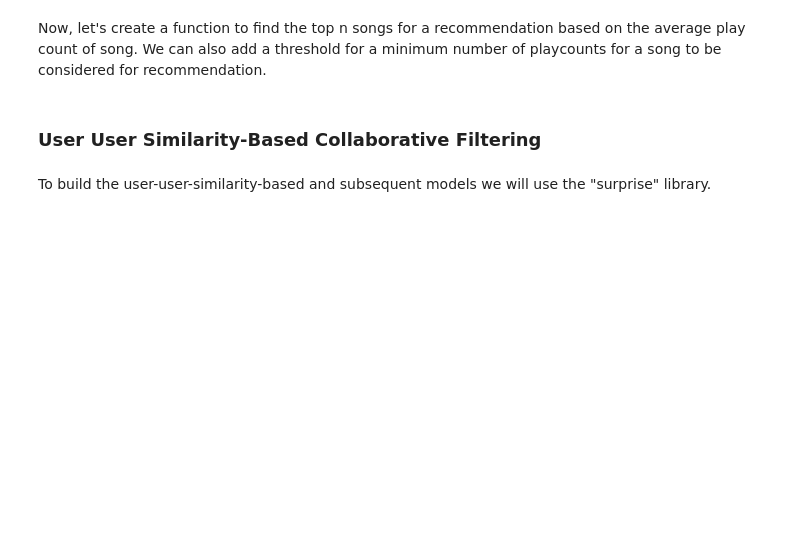
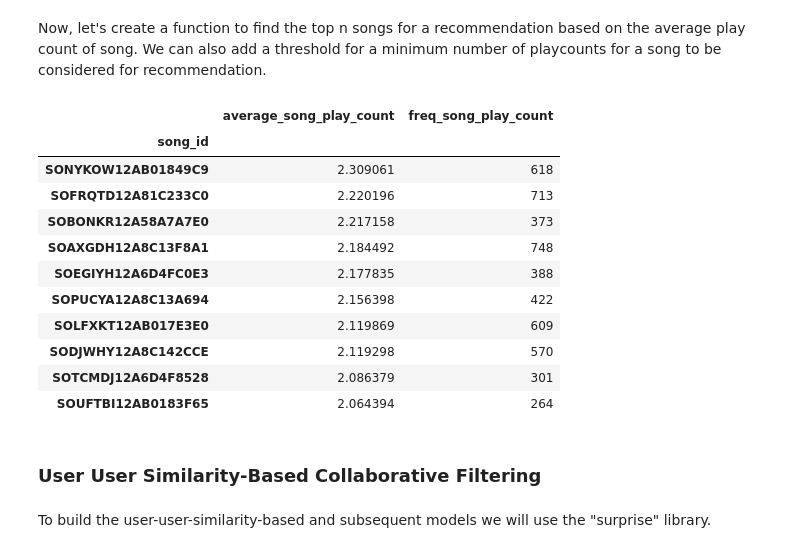
Before and after one commit to ravi0dubey/Music_Recommendation_System, a Jupyter notebook: Music_Recommendation_System_Full_Code.ipynb, the cells around one changed output. Drawn from its saved outputs; the diff is of its cells as text; code cells hidden in the pictures; blank space fills up the shorter version.

```diff
--- a/Music_Recommendation_System_Full_Code.ipynb
+++ b/Music_Recommendation_System_Full_Code.ipynb
@@ -533,11 +597,15 @@ Now that we have explored the data, let's apply different algorithms to build re
 Let's take the count and sum of play counts of the songs and build the popularity recommendation systems based on the sum of play counts.
 # %%
 # Calculating average play_count
-       # Hint: Use groupby function on the song_id column
+    # Hint: Use groupby function on the song_id column
+
+average_song_play_count = df_final.groupby(['song_id'])['play_count'].mean()
 
 # Calculating the frequency a song is played
       # Hint: Use groupby function on the song_id column
+freq_song_play_count = df_final.groupby(['song_id'])['play_count'].count()
 # %%
 # Making a dataframe with the average_count and play_freq
-
+final_song_play_count = pd.DataFrame({'average_song_play_count':average_song_play_count,'freq_song_play_count':freq_song_play_count})
 # Let us see the first five records of the final_play dataset
+final_song_play_count.head(5)
@@ -545,8 +621,27 @@ Let's take the count and sum of play counts of the songs and build the popularit
 Now, let's create a function to find the top n songs for a recommendation based on the average play count of song. We can also add a threshold for a minimum number of playcounts for a song to be considered for recommendation.
 # %%
 # Build the function to find top n songs
+
+def topn_songs(nsongs,nplaycount):
+  df1 = final_song_play_count[final_song_play_count['freq_song_play_count'] > nplaycount]
+  df2= df1.sort_values('average_song_play_count',ascending= False).head(nsongs)
+  return df2
 # %%
-# Recommend top 10 songs using the function defined above
+# Recommend top 10 songs which has atleast been played 250 times using the function defined above
+topn_songs(10,250)
+# %% [output]
+|  | average_song_play_count | freq_song_play_count |
+| song_id |  |  |
+| SONYKOW12AB01849C9 | 2.309061 | 618 |
+| SOFRQTD12A81C233C0 | 2.220196 | 713 |
+| SOBONKR12A58A7A7E0 | 2.217158 | 373 |
+| SOAXGDH12A8C13F8A1 | 2.184492 | 748 |
+| SOEGIYH12A6D4FC0E3 | 2.177835 | 388 |
+| SOPUCYA12A8C13A694 | 2.156398 | 422 |
+| SOLFXKT12AB017E3E0 | 2.119869 | 609 |
+| SODJWHY12A8C142CCE | 2.119298 | 570 |
+| SOTCMDJ12A6D4F8528 | 2.086379 | 301 |
+| SOUFTBI12AB0183F65 | 2.064394 | 264 |
 # %% [markdown]
 ### **User User Similarity-Based Collaborative Filtering**
 # %% [markdown]
```
Also changed, not shown: parts of 104 cells of this notebook.
